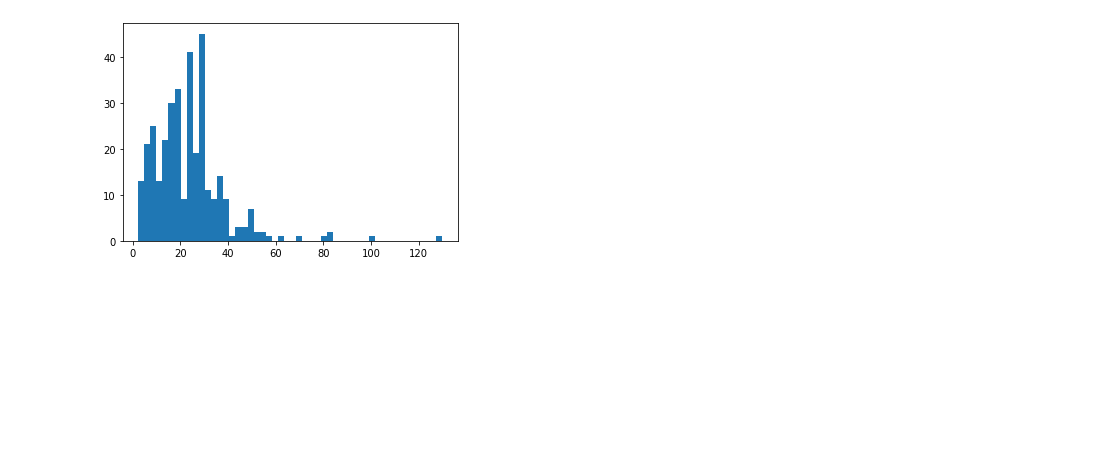
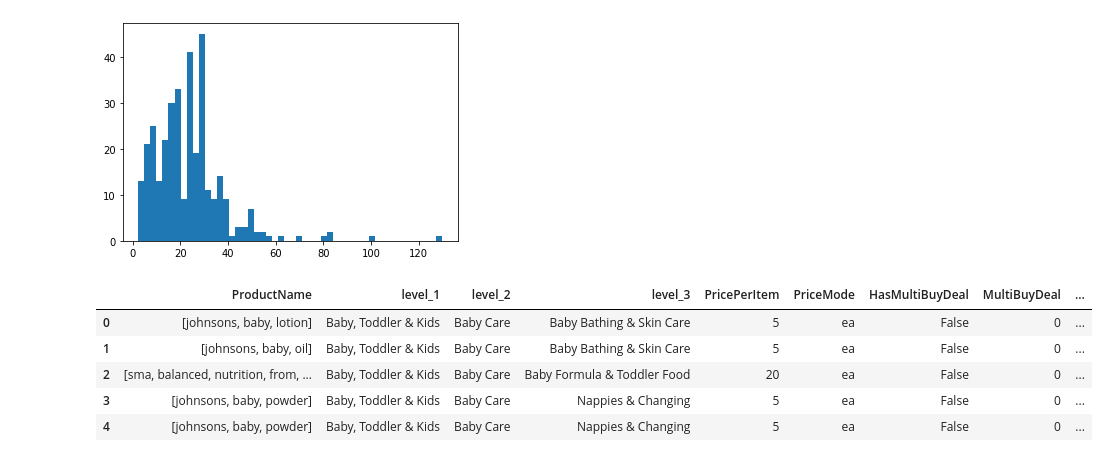
Before and after one commit to lxf44944/babistep_classification, a Jupyter notebook: project/dataexploration.ipynb, the cells around one changed output. Drawn from its saved outputs; the diff is of its cells as text; code cells hidden in the pictures; blank space fills up the shorter version.

Commit message:
done discontinuation of prices and convert all float number to integer

```diff
--- a/project/dataexploration.ipynb
+++ b/project/dataexploration.ipynb
@@ -134,3 +142,16 @@ plot.hist(dfkg["PricePerItem"], bins=50)
         124.7956, 127.3478, 129.9   ]),
  <BarContainer object of 50 artists>)
 [figure]
+# %%
+df["PricePerItem"] = [round(p/5)*5 for p in df["PricePerItem"].tolist()]
+df["MultiBuyPrice"] = [round(p/5)*5 for p in df["MultiBuyPrice"].tolist()]
+df["MultiBuyBasePrice"] = [round(p/5)*5 for p in df["MultiBuyBasePrice"].tolist()]
+df["MultiBuyQuantity"] = [int(q) for q in df["MultiBuyQuantity"].tolist()]
+df.head(5)
+# %% [output]
+|  | ProductName | level_1 | level_2 | level_3 | PricePerItem | PriceMode | HasMultiBuyDeal | MultiBuyDeal | ... |
+| 0 | [johnsons, baby, lotion] | Baby, Toddler & Kids | Baby Care | Baby Bathing & Skin Care | 5 | ea | False | 0 | ... |
+| 1 | [johnsons, baby, oil] | Baby, Toddler & Kids | Baby Care | Baby Bathing & Skin Care | 5 | ea | False | 0 | ... |
+| 2 | [sma, balanced, nutrition, from, ... | Baby, Toddler & Kids | Baby Care | Baby Formula & Toddler Food | 20 | ea | False | 0 | ... |
+| 3 | [johnsons, baby, powder] | Baby, Toddler & Kids | Baby Care | Nappies & Changing | 5 | ea | False | 0 | ... |
+| 4 | [johnsons, baby, powder] | Baby, Toddler & Kids | Baby Care | Nappies & Changing | 5 | ea | False | 0 | ... |
```
Also changed, not shown: parts of 3 cells of this notebook.
